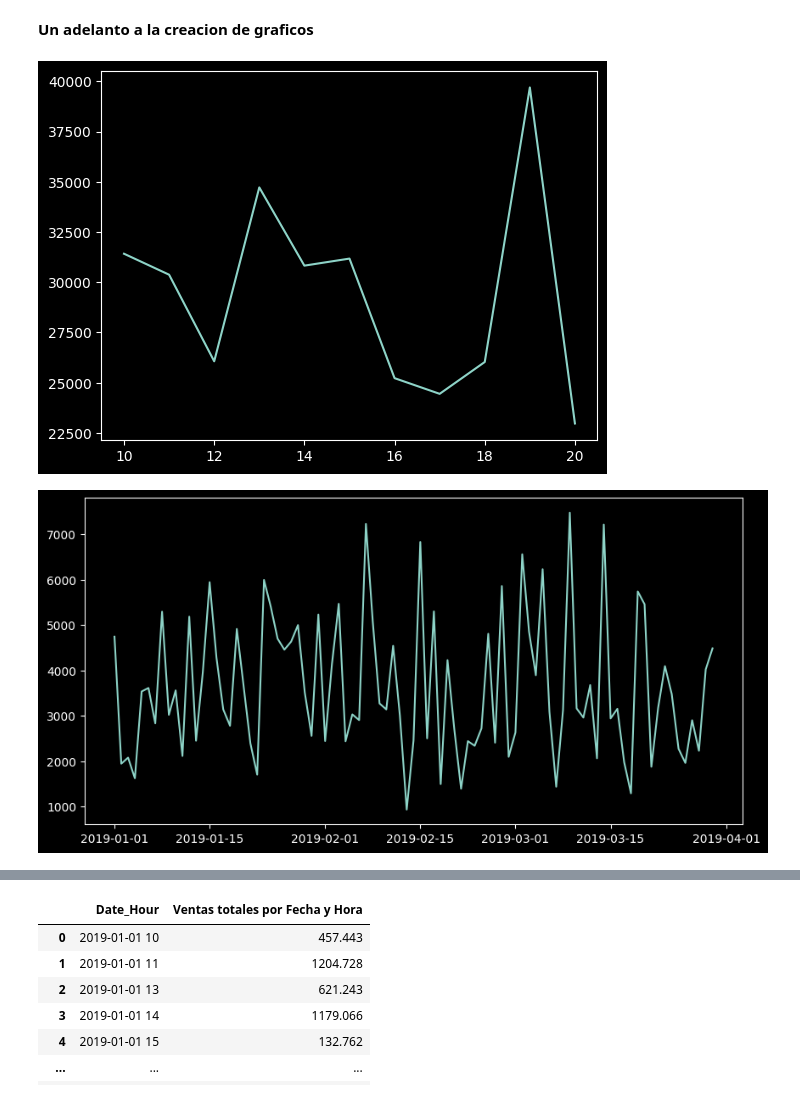
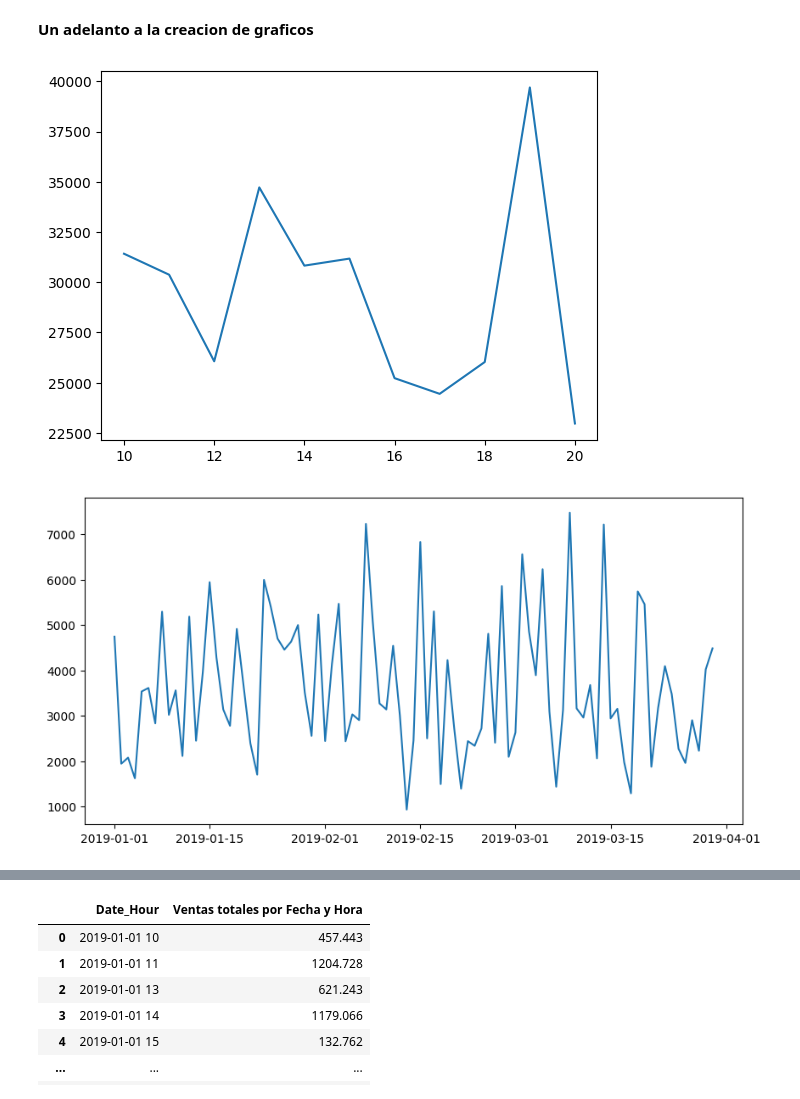
Before and after one commit to kkyouma/ayudantia_computacion_2, a Jupyter notebook: Ayudantia 2/Ayudantia_2.ipynb, the cells around one changed output, grey strips where cells are left out. Saved outputs shown, nothing was run; the diff lists cells and outputs as text; code cells hidden in the pictures.

```diff
--- a/Ayudantia 2/Ayudantia_2.ipynb
+++ b/Ayudantia 2/Ayudantia_2.ipynb
@@ -392,19 +465,17 @@ display(sales_by_hour)
   <strong>Un adelanto a la creacion de graficos</strong>
 </div>
 # %%
-plt.style.use("dark_background")
-
 fig = plt.figure()
 plt.plot(sales_by_hour["Hora"], sales_by_hour["Total"])
 plt.show()
 # %% [output]
-[figure, old version]
+[figure, new version]
 # %%
 plt.figure(figsize=(10, 5))
 plt.plot(sales_by_date["Fecha"], sales_by_date["Total"])
 plt.show()
 # %% [output]
-[figure, old version]
+[figure, new version]
 # %%
 df['Total'].plot.hist()
 plt.show()
```
Also changed, not shown: parts of 16 cells of this notebook.
